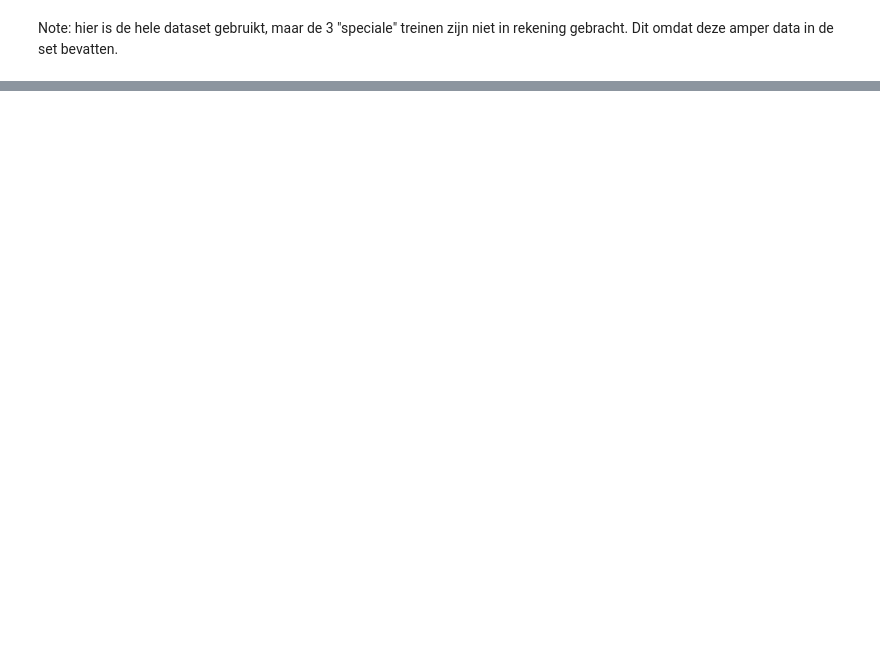
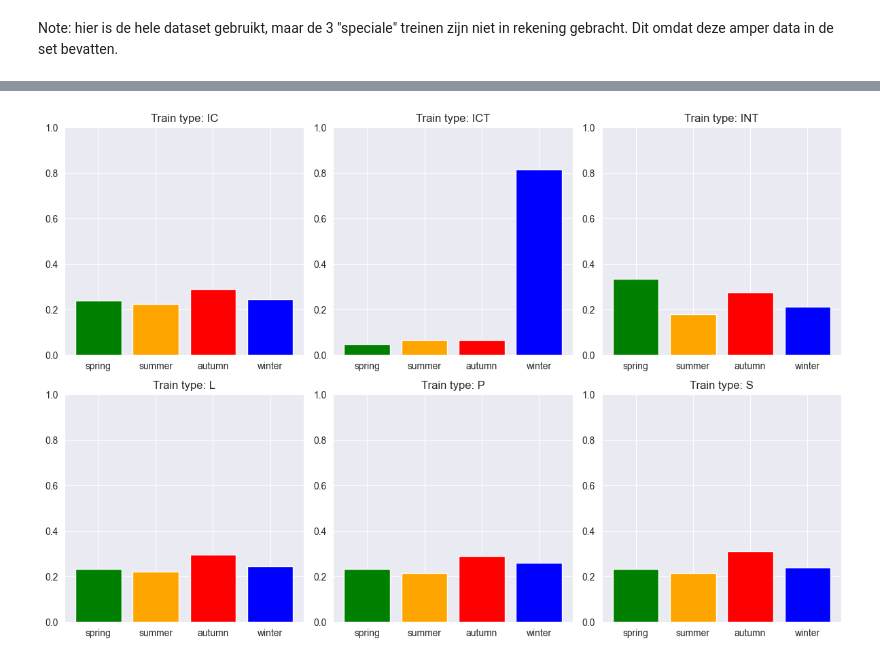
Before and after one commit to Datavisualiatie-UGent/project-dv25-6, a Jupyter notebook: analysis/analysis-robin.ipynb, the cells around one changed output, grey strips where cells are left out. Saved outputs shown, nothing was run; the diff lists cells and outputs as text; code cells hidden in the pictures; blank space fills up the shorter version.

Commit message:
feat: bar chart grid for train type seasonal data

```diff
--- a/analysis/analysis-robin.ipynb
+++ b/analysis/analysis-robin.ipynb
@@ -222,0 +226,11 @@ Text(0, 0.5, 'Train Type')
+# %%
+df_sum_train_season = df_season.group_by(["Train type", "Season"]).agg([
+    rs.col("Minutes of delay").sum().alias("total_delay"),
+    rs.col("Number of operated trains").sum().alias("total_trains")
+])
+
+df_avg = df_sum_train_season.with_columns(
+    (rs.col("total_delay") / rs.col("total_trains")).alias("Normalized delay")
+)
+
+df_avg
@@ -222,0 +252,32 @@ Text(0, 0.5, 'Train Type')
+# %%
+fig, ax = plt.subplots(2, 3, figsize=(12, 8))
+ax = ax.flatten()
+train_types = ["IC", "ICT", "INT", "L", "P", "S"]
+
+season_order = {'spring': 0, 'summer': 1, 'autumn': 2, 'winter': 3}
+total_sum_season = df_avg.select("Normalized delay").sum()[0, 0]
+
+df_normalized = df_avg.sort(rs.col("Season").replace_strict(season_order)) \
+    .with_columns((rs.col("Normalized delay") / total_sum_season).alias("Normalized^2 delay"))
+
+colors = {
+    "spring": "green",
+    "summer": "orange",
+    "autumn": "red",
+    "winter": "blue"
+}
+
+for i in range(len(ax)):
+    frame = df_normalized.filter(rs.col("Train type") == train_types[i])
+    summed = frame.select("Normalized delay").sum()[0, 0]
+
+    normalized_frame = frame.with_columns((rs.col("Normalized delay") / summed).alias("Normalized^2 delay"))
+
+    ax[i].bar(normalized_frame["Season"], normalized_frame["Normalized^2 delay"], color=[colors[s] for s in normalized_frame["Season"]])
+    ax[i].set_title("Train type: " + train_types[i])
+    ax[i].set_ylim(0, 1)
+
+plt.tight_layout(pad=1.0)
+plt.show()
+# %% [output]
+[figure, added]
```
Also changed, not shown: parts of 11 cells of this notebook, 1 other file.
